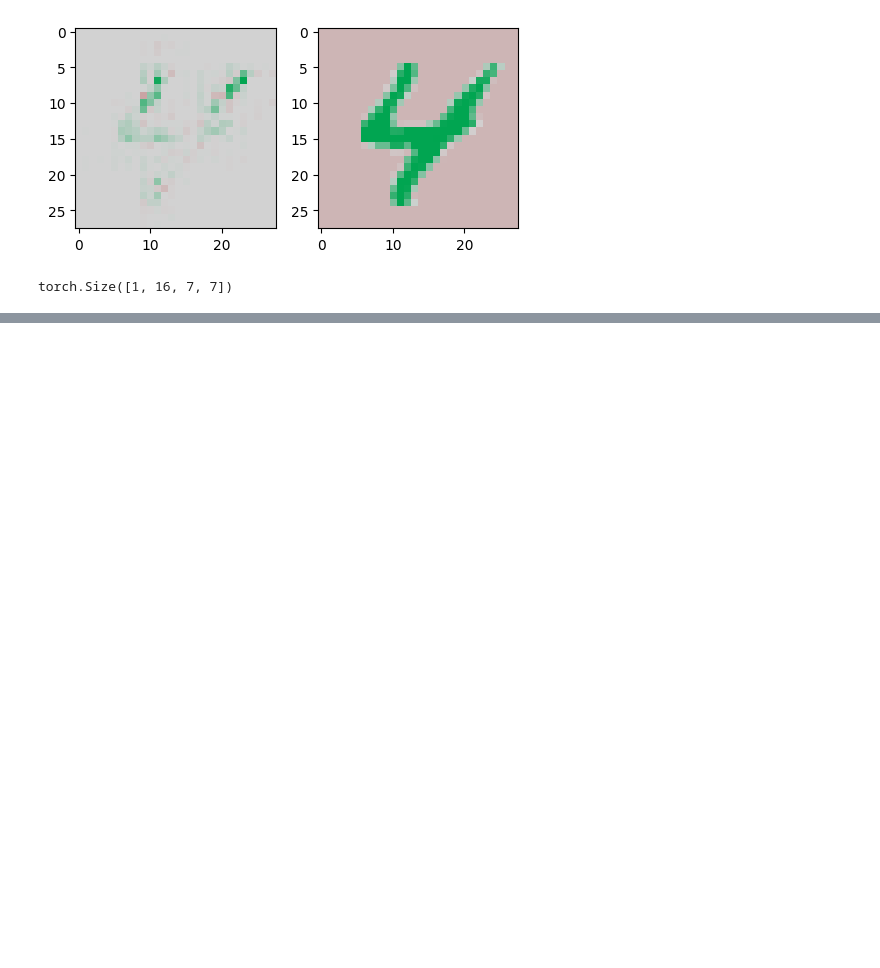
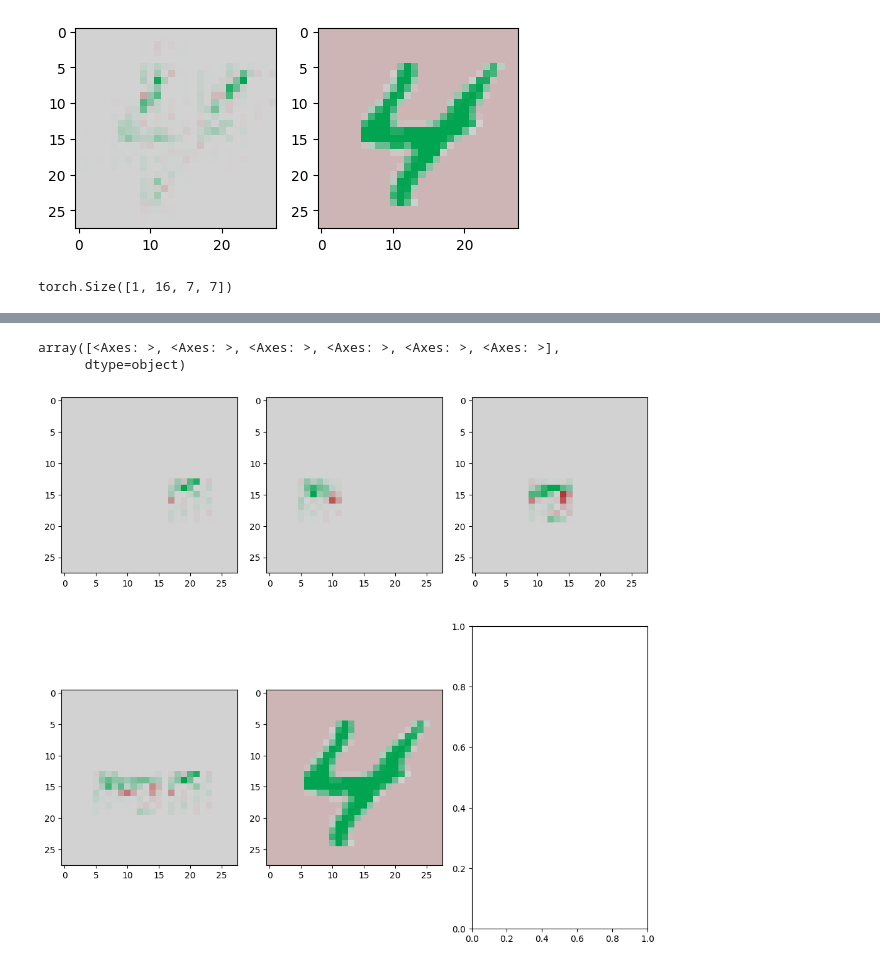
Before and after one commit to narang99/hiccup-ide, a Jupyter notebook: backend/notebooks/lrp-on-coord.ipynb, the cells around one changed output, grey strips where cells are left out. Saved outputs shown, nothing was run; the diff lists cells and outputs as text; code cells hidden in the pictures; blank space fills up the shorter version.

```diff
--- a/backend/notebooks/lrp-on-coord.ipynb
+++ b/backend/notebooks/lrp-on-coord.ipynb
@@ -67,0 +72,21 @@ array([<Axes: >, <Axes: >, <Axes: >], dtype=object)
+# %%
+interm = torch.zeros(contribs["layers.2"].shape).float()
+interm[0, 5, 4, 5] = 1.0
+ic_5_4_5, _, _ = get_contribs_for_inp_vectorized(inp, model, interm, "layers.2", "cpu")
+
+interm = torch.zeros(contribs["layers.2"].shape).float()
+interm[0, 5, 4, 2] = 1.0
+ic_5_4_2, _, _ = get_contribs_for_inp_vectorized(inp, model, interm, "layers.2", "cpu")
+
+interm = torch.zeros(contribs["layers.2"].shape).float()
+interm[0, 5, 4, 3] = 1.0
+ic_5_4_3, _, _ = get_contribs_for_inp_vectorized(inp, model, interm, "layers.2", "cpu")
+
+
+ic_5_all = ic_5_4_5["x"][0][0] + ic_5_4_2["x"][0][0] + ic_5_4_3["x"][0][0]
+
+S([ic_5_4_5["x"][0][0], ic_5_4_2["x"][0][0], ic_5_4_3["x"][0][0], ic_5_all, inp[0][0]], 10, 3, viztype="local", mode="light")
+# %% [output]
+array([<Axes: >, <Axes: >, <Axes: >, <Axes: >, <Axes: >, <Axes: >],
+      dtype=object)
+[figure, added]
```
Also changed, not shown: parts of 2 cells of this notebook, 1 other file.
